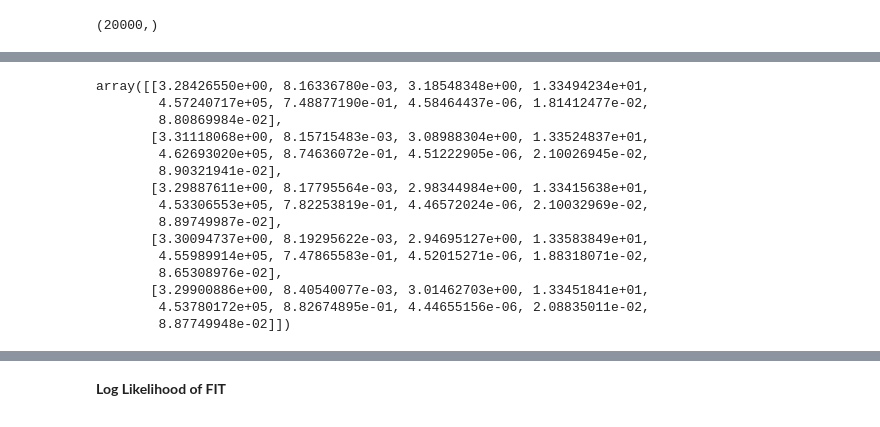
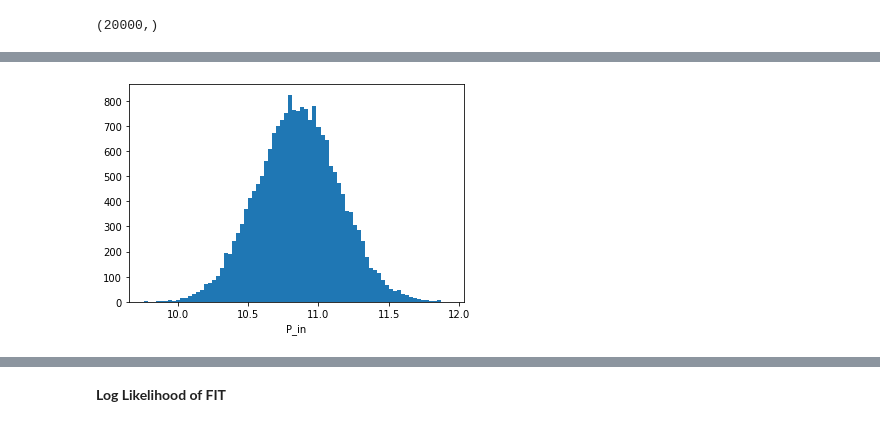
Before and after one commit to oriolgarrobe/Thesis, a Jupyter notebook: Method_of_Moments.ipynb, the cells around one changed output, grey strips where cells are left out. Cells and saved outputs as stored; diff of their text form; code cells hidden in the pictures.

```diff
--- a/Method_of_Moments.ipynb
+++ b/Method_of_Moments.ipynb
@@ -38,21 +22,10 @@ array([[3.28426550e+00, 8.16336780e-03, 3.18548348e+00, ...,
-# %%
-x[0:5]
-# %% [output]
-array([[3.28426550e+00, 8.16336780e-03, 3.18548348e+00, 1.33494234e+01,
-        4.57240717e+05, 7.48877190e-01, 4.58464437e-06, 1.81412477e-02,
-        8.80869984e-02],
-       [3.31118068e+00, 8.15715483e-03, 3.08988304e+00, 1.33524837e+01,
-        4.62693020e+05, 8.74636072e-01, 4.51222905e-06, 2.10026945e-02,
-        8.90321941e-02],
-       [3.29887611e+00, 8.17795564e-03, 2.98344984e+00, 1.33415638e+01,
-        4.53306553e+05, 7.82253819e-01, 4.46572024e-06, 2.10032969e-02,
-        8.89749987e-02],
-       [3.30094737e+00, 8.19295622e-03, 2.94695127e+00, 1.33583849e+01,
-        4.55989914e+05, 7.47865583e-01, 4.52015271e-06, 1.88318071e-02,
-        8.65308976e-02],
-       [3.29900886e+00, 8.40540077e-03, 3.01462703e+00, 1.33451841e+01,
-        4.53780172e+05, 8.82674895e-01, 4.44655156e-06, 2.08835011e-02,
-        8.87749948e-02]])
+# %%
+# Plot historgram
+plt.hist(simulation, bins = 'auto')
+plt.xlabel('P_in')
+plt.show()
+# %% [output]
+[figure, added]
 # %%
 test = sns.distplot(a = simulation, kde = False, norm_hist=True, axlabel = "Power Output [W]", label="Density")
 test.set_title('Distribution of data')
```
Also changed, not shown: parts of 36 cells of this notebook, 5 other files.
